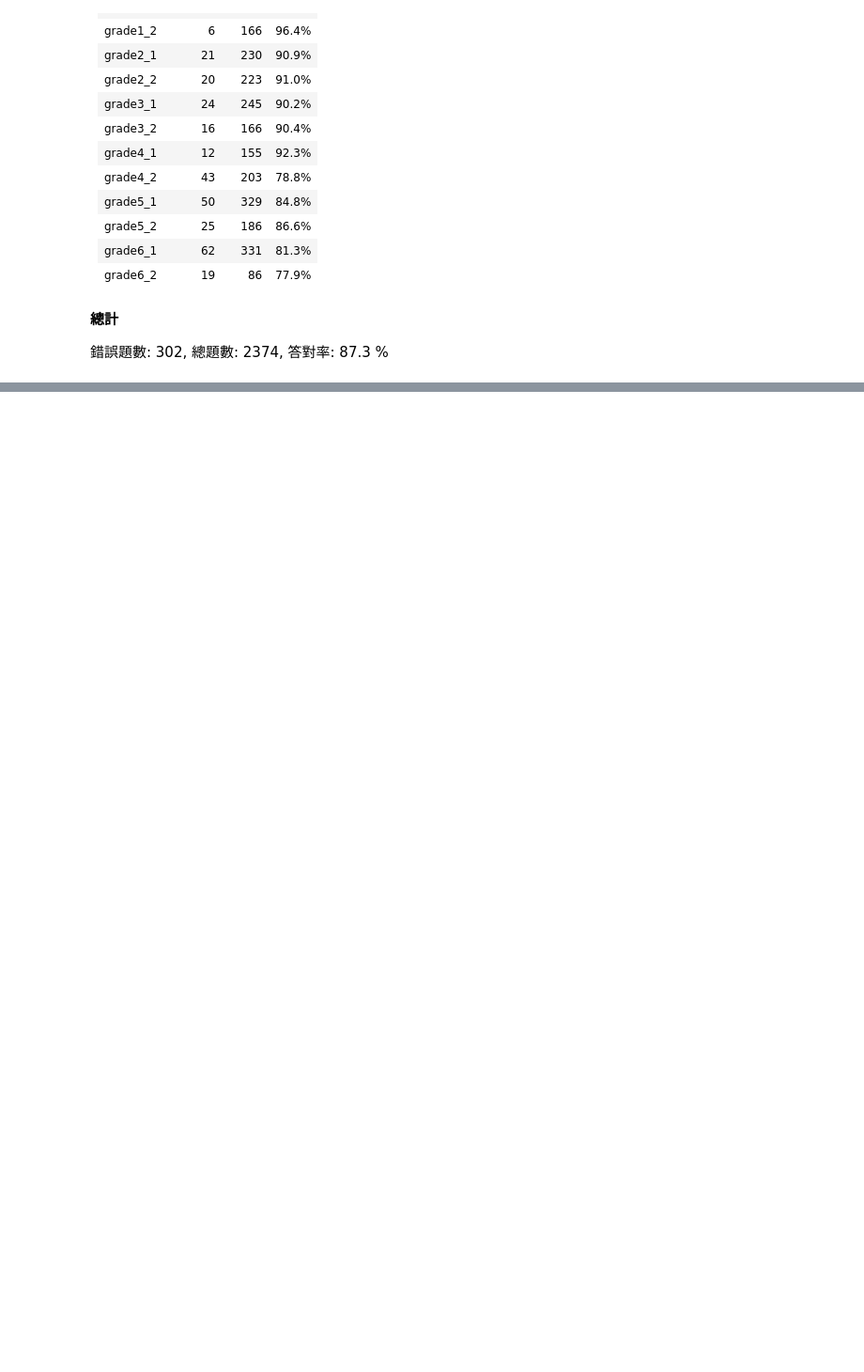
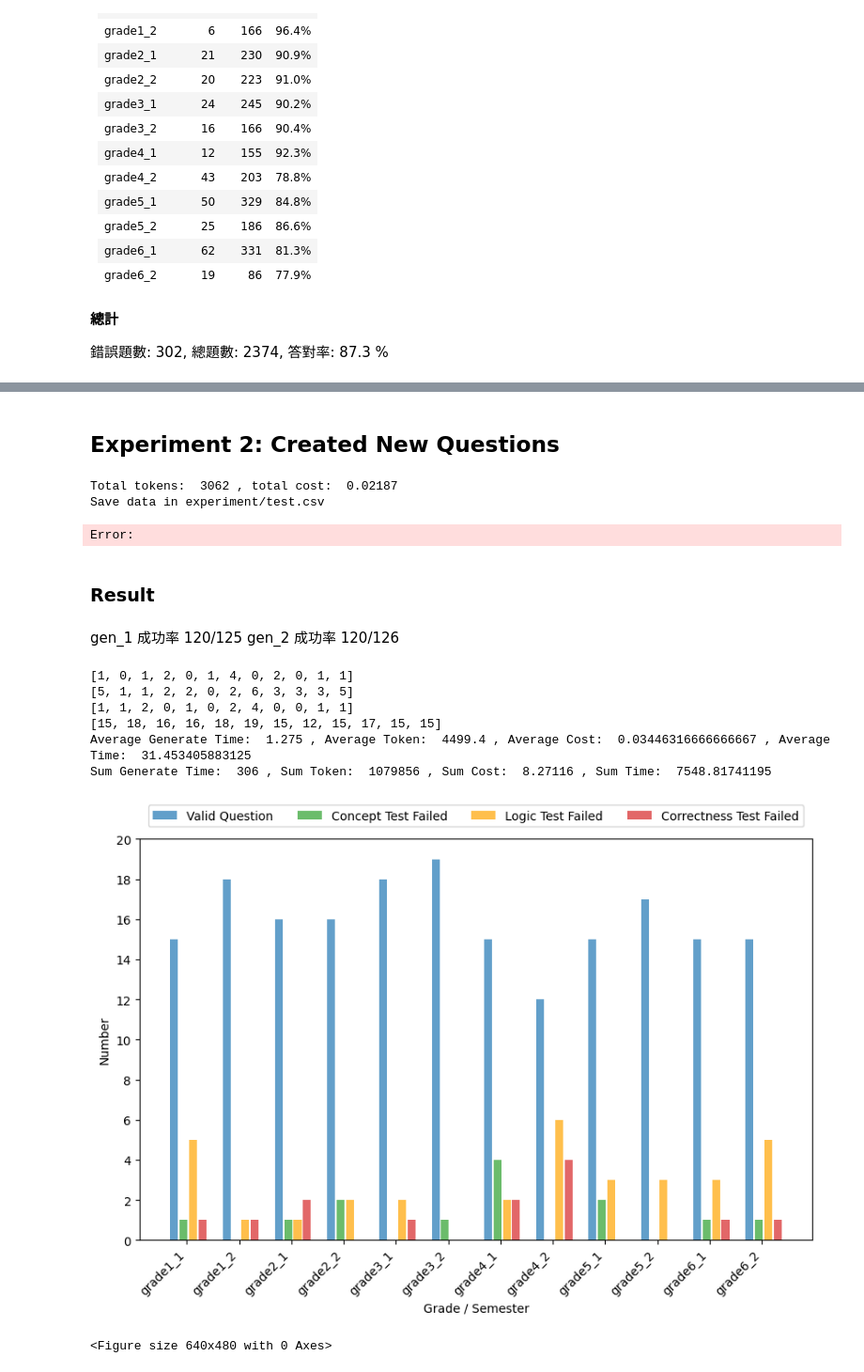
Before and after one commit to SkylerTsai/qsticker_gpt_server, a Jupyter notebook: experiment_script.ipynb, the cells around one changed output, grey strips where cells are left out. Shown at 94% size. Drawn from its saved outputs; the diff is of its cells as text; code cells hidden in the pictures; blank space fills up the shorter version.

```diff
--- a/experiment_script.ipynb
+++ b/experiment_script.ipynb
@@ -279,5 +284,5 @@ def my_evaluator(dataset):
 # %%
 target = 'grade6_2'
 data = read_csv('dataset/{}.csv'.format(target))
-res = my_evaluator(data[1:])
-write_result_csv(res, 'experiment/{}.csv'.format(target))
+# res = acc_experiment(data[1:])
+# write_result_csv(res, 'experiment/{}.csv'.format(target))
@@ -326,0 +465,2 @@ Error:
+# %% [markdown]
+## Experiment 2: Created New Questions
@@ -326,0 +555,45 @@ Error:
+# %%
+target = 'grade3_1'
+data = read_csv('experiment/accuracy/{}.csv'.format(target))
+selected = select_questions(data, 1)
+res = gen_experiment(selected, 5)
+write_result_csv(res, 'experiment/test.csv')
+# %% [output]
+Total tokens:  3062 , total cost:  0.02187
+Save data in experiment/test.csv
+Error:
+# %% [markdown]
+### Result
+# %% [markdown]
+gen_1 成功率 120/125
+gen_2 成功率 120/126
+# %%
+# grade, question, answer, new_question, new_answer, tot_time, gen_time, qa_evaluate, qa_reply, cot_evaluate, cot_reply, tot_tokens, tot_cost, concept, logic, correct3
+def parse_data(data):
+    ret = {}
+    for grade in range(1, 7):
+        for sem in range(1, 3):
+            ret[f'grade{grade}_{sem}'.format(grade=grade, sem=sem)] = {
+                'question_num': 0,
+                'generate_time': 0,
+                'tot_time': 0.,
+                'tot_token': 0,
+                'tot_cost': 0.,
+                'success': [],
+                'concept': [],
+                'logic': [],
+                'correct': [],
+            }
+
+    for grade, question, answer, new_question, new_answer, tot_time, gen_time, qa_evaluate, qa_reply, cot_evaluate, cot_reply, tot_tokens, tot_cost, concept, logic, correct3 in data:
+        ret[grade]['question_num'] += 1
+        ret[grade]['generate_time'] += int(gen_time)
+        ret[grade]['tot_time'] += float(tot_time)
+        ret[grade]['tot_token'] += int(tot_tokens)
+        ret[grade]['tot_cost'] += float(tot_cost)
+        ret[grade]['success'].append(concept == 'TRUE' and logic == 'TRUE' and correct3 == 'TRUE')
+        ret[grade]['concept'].append(concept == 'TRUE')
+        ret[grade]['logic'].append(logic == 'TRUE')
+        ret[grade]['correct'].append(correct3 == 'TRUE')
+
+    return ret
@@ -326,0 +650,13 @@ Error:
+# %%
+data = read_csv('experiment/gen_total.csv')
+gen_data = parse_data(data[1:])
+gen_plot(gen_data)
+# %% [output]
+[1, 0, 1, 2, 0, 1, 4, 0, 2, 0, 1, 1]
+[5, 1, 1, 2, 2, 0, 2, 6, 3, 3, 3, 5]
+[1, 1, 2, 0, 1, 0, 2, 4, 0, 0, 1, 1]
+[15, 18, 16, 16, 18, 19, 15, 12, 15, 17, 15, 15]
+Average Generate Time:  1.275 , Average Token:  4499.4 , Average Cost:  0.03446316666666667 , Average Time:  31.453405883125
+Sum Generate Time:  306 , Sum Token:  1079856 , Sum Cost:  8.27116 , Sum Time:  7548.81741195
+[figure, added]
+<Figure size 640x480 with 0 Axes>
```
Also changed, not shown: parts of 15 cells of this notebook, 43 other files.
